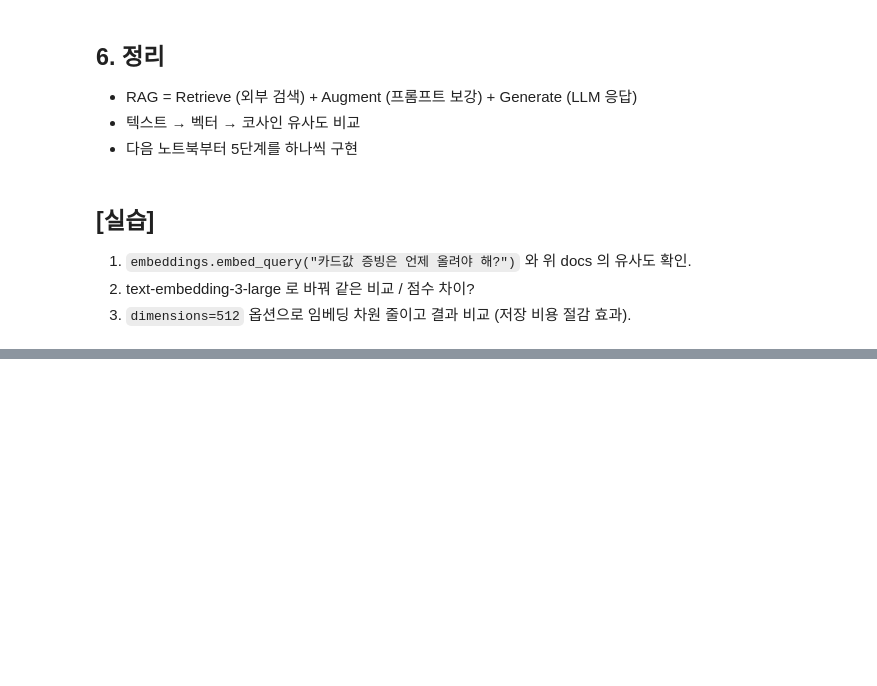
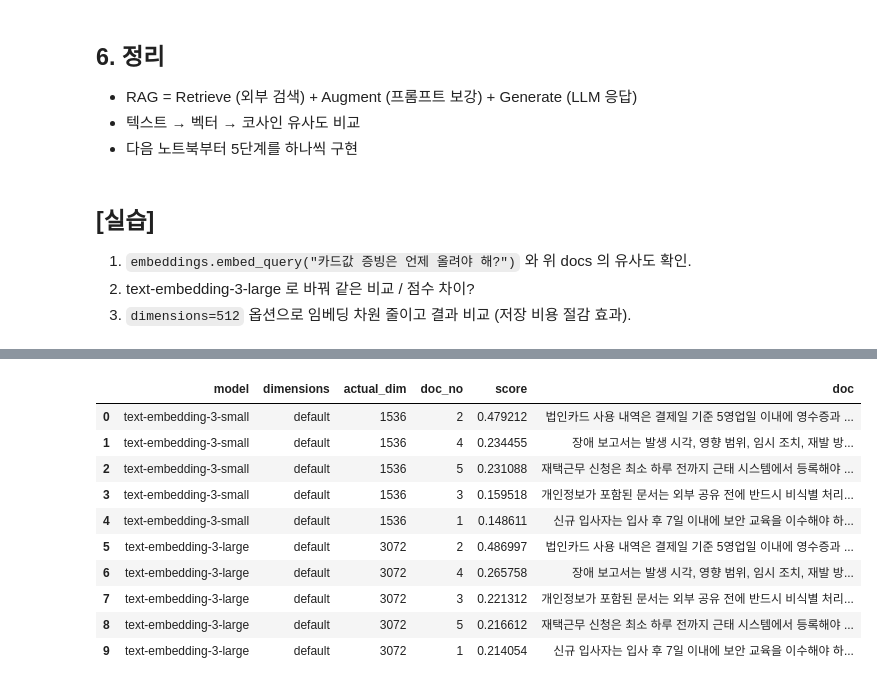
Before and after one commit to dovan2026/SKN30_playdata, a Jupyter notebook: LLM/RAG_1_Overview.ipynb, the cells around one changed output, grey strips where cells are left out. Drawn from its saved outputs; the diff is of its cells as text; code cells hidden in the pictures; blank space fills up the shorter version.

```diff
--- a/LLM/RAG_1_Overview.ipynb
+++ b/LLM/RAG_1_Overview.ipynb
@@ -149,11 +158,44 @@ for score, doc in ranked:
 # %%
-docs = [
-    "신규 입사자는 입사 후 7일 이내에 보안 교육을 이수해야 하며, 교육 미이수 시 사내 시스템 접근 권한이 제한될 수 있다.",
-    "법인카드 사용 내역은 결제일 기준 5영업일 이내에 영수증과 함께 경비 처리 시스템에 등록해야 한다.",
-    "개인정보가 포함된 문서는 외부 공유 전에 반드시 비식별 처리해야 하며, 고객명과 연락처는 마스킹 대상에 포함된다.",
-    "장애 보고서는 발생 시각, 영향 범위, 임시 조치, 재발 방지 대책을 포함하여 서비스 복구 후 24시간 이내에 작성해야 한다.",
-    "재택근무 신청은 최소 하루 전까지 근태 시스템에서 등록해야 하며, 팀장의 승인을 받은 뒤 근무 장소를 명시해야 한다.",
-]
+# 2. text-embedding-3-large 로 바꿔 같은 비교 / 점수 차이?
 
-doc_vectors = embeddings.embed_documents(docs)
+def search_docs(model, dimensions=None):
+    kwargs = {"model": model}
+    if dimensions is not None:
+        kwargs["dimensions"] = dimensions
+
+    emb = OpenAIEmbeddings(**kwargs)
+
+    q_vec = emb.embed_query(query)
+    doc_vecs = emb.embed_documents(docs)
+
+    rows = []
+    for i, (doc, doc_vec) in enumerate(zip(docs, doc_vecs), start=1):
+        rows.append({
+            "model": model,
+            "dimensions": dimensions or "default",
+            "actual_dim": len(q_vec),
+            "doc_no": i,
+            "score": cosine_sim(q_vec, doc_vec),
+            "doc": doc,
+        })
+
+    return pd.DataFrame(rows).sort_values("score", ascending=False)
+
+small_df = search_docs("text-embedding-3-small")
+large_df = search_docs("text-embedding-3-large")
+
+compare_df = pd.concat([small_df, large_df], ignore_index=True)
+compare_df
+# %% [output]
+|  | model | dimensions | actual_dim | doc_no | score | doc |
+| 0 | text-embedding-3-small | default | 1536 | 2 | 0.479212 | 법인카드 사용 내역은 결제일 기준 5영업일 이내에 영수증과 ... |
+| 1 | text-embedding-3-small | default | 1536 | 4 | 0.234455 | 장애 보고서는 발생 시각, 영향 범위, 임시 조치, 재발 방... |
+| 2 | text-embedding-3-small | default | 1536 | 5 | 0.231088 | 재택근무 신청은 최소 하루 전까지 근태 시스템에서 등록해야 ... |
+| 3 | text-embedding-3-small | default | 1536 | 3 | 0.159518 | 개인정보가 포함된 문서는 외부 공유 전에 반드시 비식별 처리... |
+| 4 | text-embedding-3-small | default | 1536 | 1 | 0.148611 | 신규 입사자는 입사 후 7일 이내에 보안 교육을 이수해야 하... |
+| 5 | text-embedding-3-large | default | 3072 | 2 | 0.486997 | 법인카드 사용 내역은 결제일 기준 5영업일 이내에 영수증과 ... |
+| 6 | text-embedding-3-large | default | 3072 | 4 | 0.265758 | 장애 보고서는 발생 시각, 영향 범위, 임시 조치, 재발 방... |
+| 7 | text-embedding-3-large | default | 3072 | 3 | 0.221312 | 개인정보가 포함된 문서는 외부 공유 전에 반드시 비식별 처리... |
+| 8 | text-embedding-3-large | default | 3072 | 5 | 0.216612 | 재택근무 신청은 최소 하루 전까지 근태 시스템에서 등록해야 ... |
+| 9 | text-embedding-3-large | default | 3072 | 1 | 0.214054 | 신규 입사자는 입사 후 7일 이내에 보안 교육을 이수해야 하... |
 # %%
```
Also changed, not shown: parts of 5 cells of this notebook, 1 other file.
